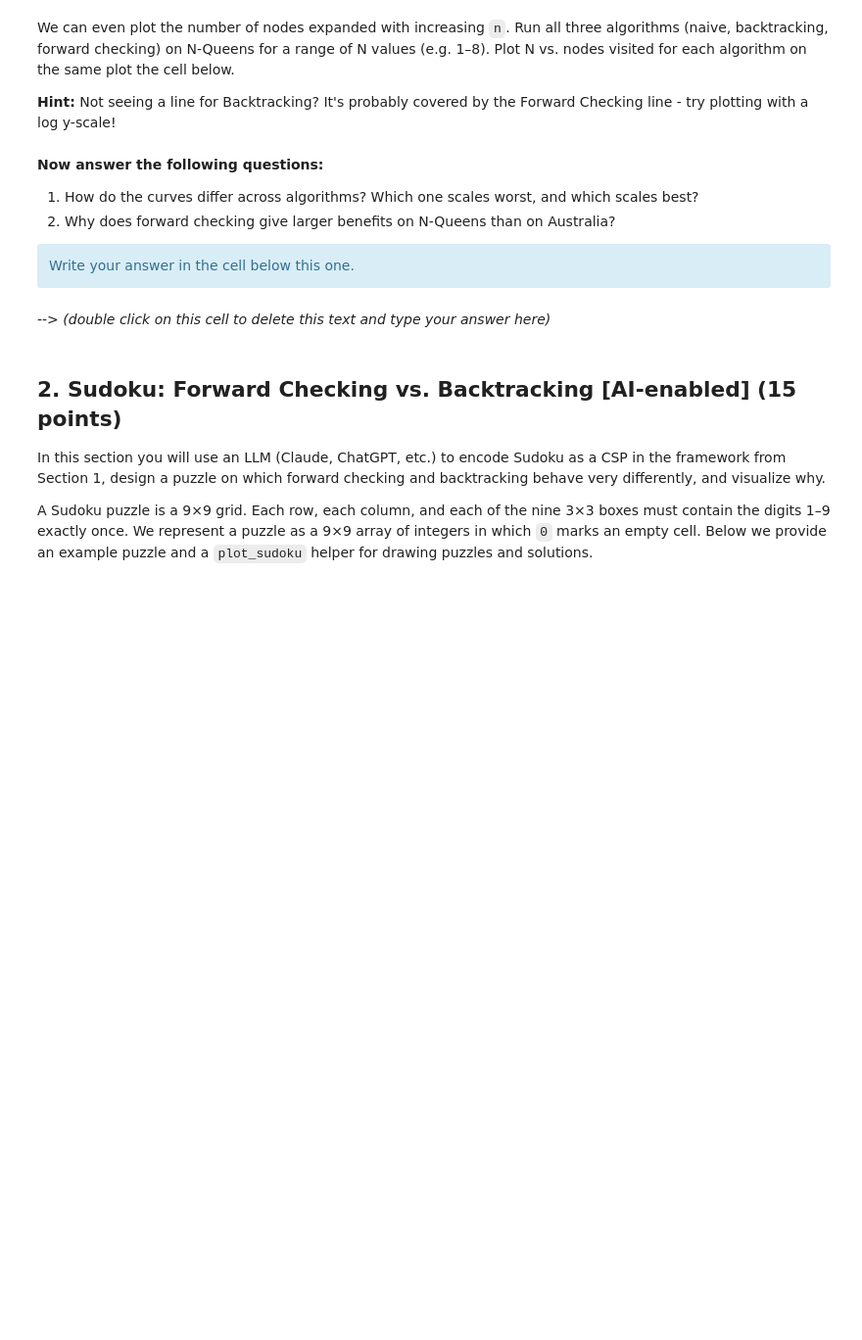
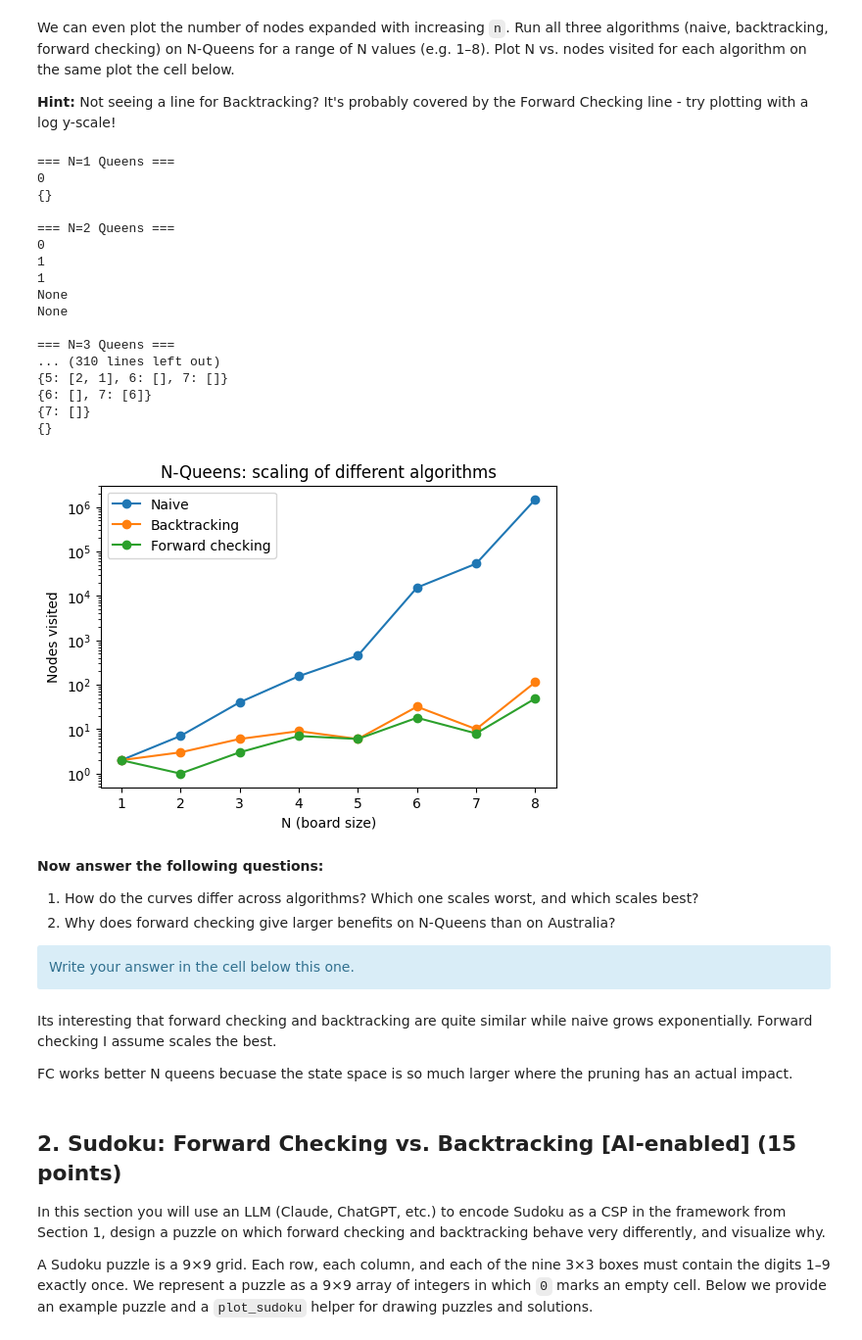
Before and after one commit to andrewgorovoy-mde/PADM_Fall2026, a Jupyter notebook: homeworks/ps4/ProblemSet04_CSPs_Classical_Planning_release.ipynb, the cells around one changed output. Shown at 98% size. Saved outputs shown, nothing was run; the diff lists cells and outputs as text; code cells hidden in the pictures; blank space fills up the shorter version.

```diff
--- a/homeworks/ps4/ProblemSet04_CSPs_Classical_Planning_release.ipynb
+++ b/homeworks/ps4/ProblemSet04_CSPs_Classical_Planning_release.ipynb
@@ -905,14 +988,62 @@ We can even plot the number of nodes expanded with increasing `n`. Run all three
 
 **Hint:** Not seeing a line for Backtracking? It's probably covered by the Forward Checking line - try plotting with a log y-scale!
 # %%
+nn_steps_ll = []
+bt_steps_ll = []
+fc_steps_ll = []
+
+
+for i in range(1,9):
+
+    n = i # Try out a few examples
+    print(f"\n=== N={n} Queens ===")
+    csp = n_queens_csp(n)
+
+    # Run naive
+    naive_sol, naive_steps = naive_search(csp)
+    nn_steps_ll.append(naive_steps)
+
+
+    # Run backtracking
+    bt_sol, bt_steps = backtracking_search(csp)
+    bt_steps_ll.append(bt_steps)
+
+
+    # Run Forward Checking
+    fc_sol, fc_steps = forward_checking_search(csp)
+    fc_steps_ll.append(fc_steps)
+
+
 plt.figure(figsize=(6,4))
-raise NotImplementedError()
+plt.plot(range(1,9), nn_steps_ll, marker="o", label="Naive")
+plt.plot(range(1,9), bt_steps_ll, marker="o", label="Backtracking")
+plt.plot(range(1,9), fc_steps_ll, marker="o", label="Forward checking")
+plt.yscale("log")
 plt.xlabel("N (board size)")
 plt.ylabel("Nodes visited")
 plt.title("N-Queens: scaling of different algorithms")
 plt.legend()
 plt.savefig("nqueens_scaling.png")
 plt.show()
+# %% [output]
+=== N=1 Queens ===
+0
+{}
+
+=== N=2 Queens ===
+0
+1
+1
+None
+None
+
+=== N=3 Queens ===
+... (310 lines left out)
+{5: [2, 1], 6: [], 7: []}
+{6: [], 7: [6]}
+{7: []}
+{}
+[figure, added]
 # %% [markdown]
 **Now answer the following questions:**
 1. How do the curves differ across algorithms? Which one scales worst, and which scales best?
@@ -922,7 +1053,9 @@ plt.show()
 Write your answer in the cell below this one.
 </div>
 # %% [markdown]
---> *(double click on this cell to delete this text and type your answer here)*
+Its interesting that forward checking and backtracking are quite similar while naive grows exponentially. Forward checking I assume scales the best.
+
+FC works better N queens becuase the state space is so much larger where the pruning has an actual impact.
 # %% [markdown]
 ## <a name="sudoku"></a> 2. Sudoku: Forward Checking vs. Backtracking [AI-enabled] (15 points)
 
```
Also changed, not shown: parts of 5 cells of this notebook.
